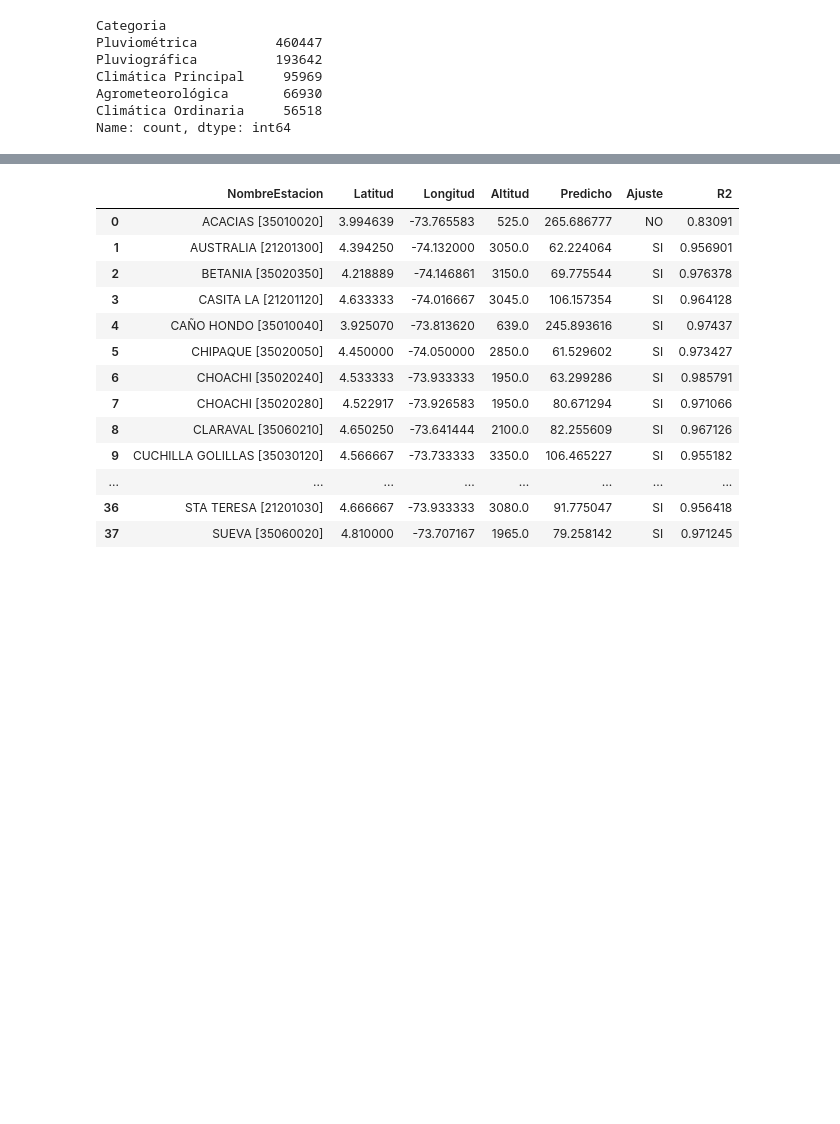
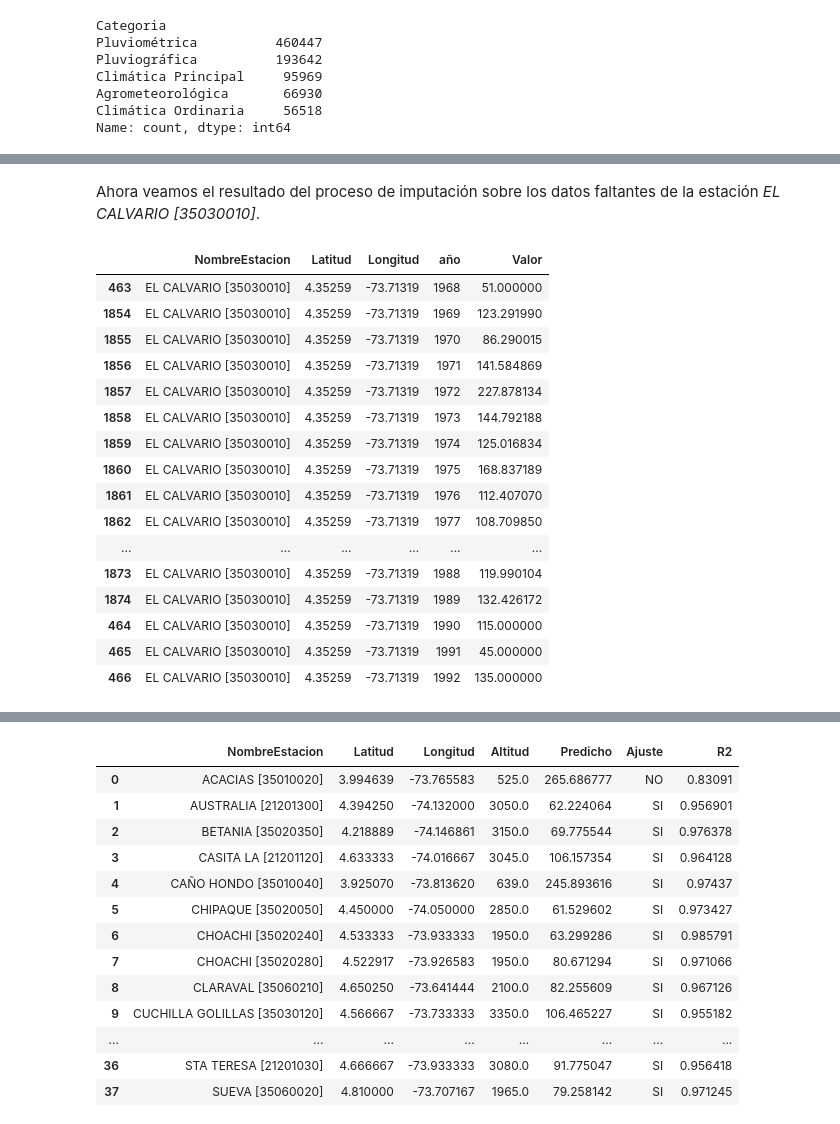
Before and after one commit to EDGAR-BARAHONA/Programacion-Python-Gis, a Jupyter notebook: Python_Geografico/Aálisis de precipitacion.ipynb, the cells around one changed output, grey strips where cells are left out. Saved outputs shown, nothing was run; the diff lists cells and outputs as text; code cells hidden in the pictures; blank space fills up the shorter version.

```diff
--- a/Python_Geografico/Aálisis de precipitacion.ipynb
+++ b/Python_Geografico/Aálisis de precipitacion.ipynb
@@ -206,0 +211,22 @@ ajuste = 0
+# %% [markdown]
+Ahora veamos el resultado del proceso de imputación sobre los datos faltantes de la estación *EL CALVARIO [35030010]*.
+# %%
+precipitacion[precipitacion['NombreEstacion']== 'EL CALVARIO [35030010]'].sort_values('año').head(25)
+# %% [output]
+|  | NombreEstacion | Latitud | Longitud | año | Valor |
+| 463 | EL CALVARIO [35030010] | 4.35259 | -73.71319 | 1968 | 51.000000 |
+| 1854 | EL CALVARIO [35030010] | 4.35259 | -73.71319 | 1969 | 123.291990 |
+| 1855 | EL CALVARIO [35030010] | 4.35259 | -73.71319 | 1970 | 86.290015 |
+| 1856 | EL CALVARIO [35030010] | 4.35259 | -73.71319 | 1971 | 141.584869 |
+| 1857 | EL CALVARIO [35030010] | 4.35259 | -73.71319 | 1972 | 227.878134 |
+| 1858 | EL CALVARIO [35030010] | 4.35259 | -73.71319 | 1973 | 144.792188 |
+| 1859 | EL CALVARIO [35030010] | 4.35259 | -73.71319 | 1974 | 125.016834 |
+| 1860 | EL CALVARIO [35030010] | 4.35259 | -73.71319 | 1975 | 168.837189 |
+| 1861 | EL CALVARIO [35030010] | 4.35259 | -73.71319 | 1976 | 112.407070 |
+| 1862 | EL CALVARIO [35030010] | 4.35259 | -73.71319 | 1977 | 108.709850 |
+| ... | ... | ... | ... | ... | ... |
+| 1873 | EL CALVARIO [35030010] | 4.35259 | -73.71319 | 1988 | 119.990104 |
+| 1874 | EL CALVARIO [35030010] | 4.35259 | -73.71319 | 1989 | 132.426172 |
+| 464 | EL CALVARIO [35030010] | 4.35259 | -73.71319 | 1990 | 115.000000 |
+| 465 | EL CALVARIO [35030010] | 4.35259 | -73.71319 | 1991 | 45.000000 |
+| 466 | EL CALVARIO [35030010] | 4.35259 | -73.71319 | 1992 | 135.000000 |
```
Also changed, not shown: parts of 36 cells of this notebook, 1 other file.
